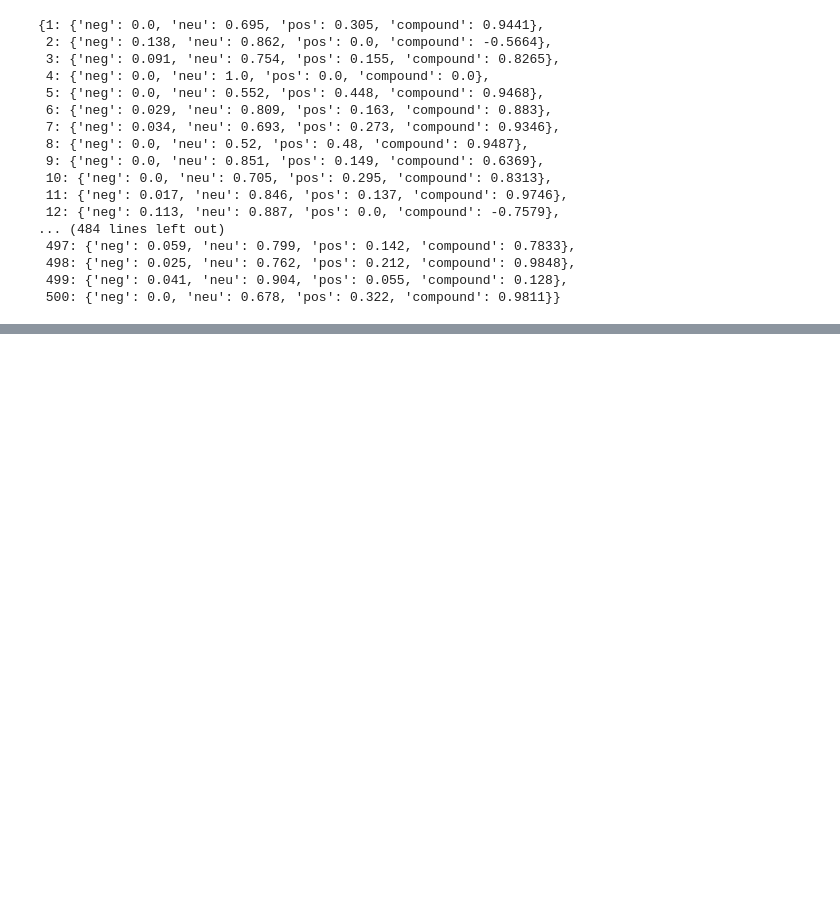
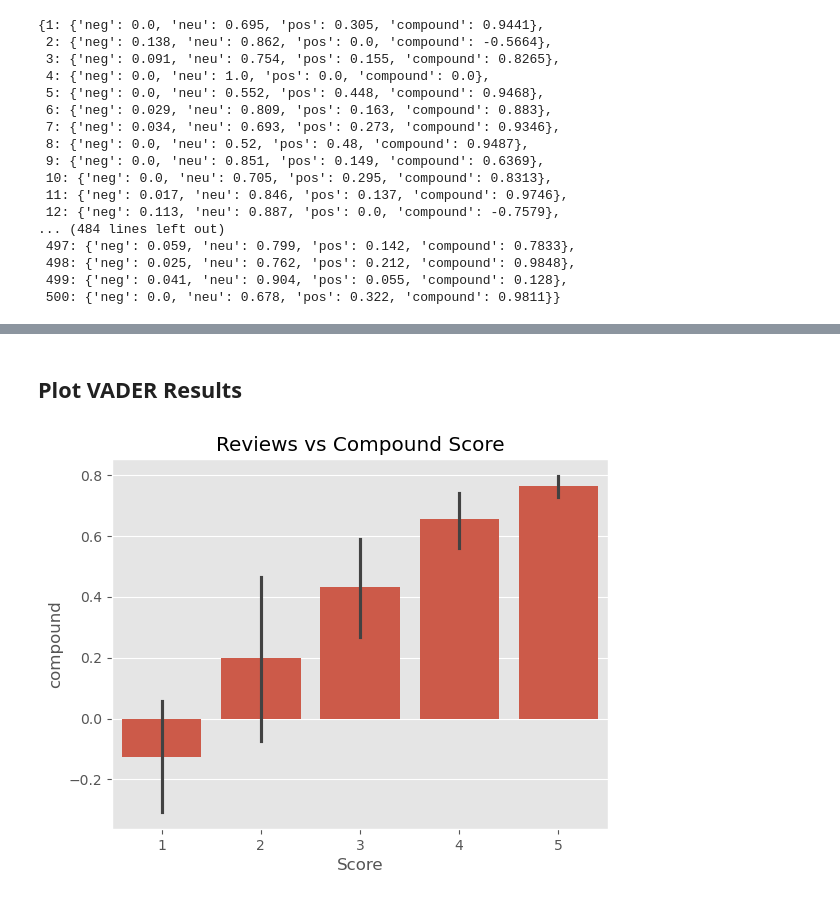
Before and after one commit to Vishesh3011/sentiment-analysis, a Jupyter notebook: sentiment-analysis.ipynb, the cells around one changed output, grey strips where cells are left out. Saved outputs shown, nothing was run; the diff lists cells and outputs as text; code cells hidden in the pictures; blank space fills up the shorter version.

Commit message:
completed VADER model

```diff
--- a/sentiment-analysis.ipynb
+++ b/sentiment-analysis.ipynb
@@ -148,3 +148,8 @@ res
  498: {'neg': 0.025, 'neu': 0.762, 'pos': 0.212, 'compound': 0.9848},
  499: {'neg': 0.041, 'neu': 0.904, 'pos': 0.055, 'compound': 0.128},
  500: {'neg': 0.0, 'neu': 0.678, 'pos': 0.322, 'compound': 0.9811}}
+# %%
+vaders = pd.DataFrame(res).T
+vaders = vaders.reset_index().rename(columns={'index': 'Id'})
+vaders = vaders.merge(df, how = "left")
+vaders.head()
@@ -150,0 +163,8 @@ res
+# %% [markdown]
+## Plot VADER Results
+# %%
+ax = sb.barplot(data=vaders, x = 'Score', y = 'compound')
+ax.set_title("Reviews vs Compound Score")
+plt.show()
+# %% [output]
+[figure, added]
```
Also changed, not shown: parts of 2 cells of this notebook.
